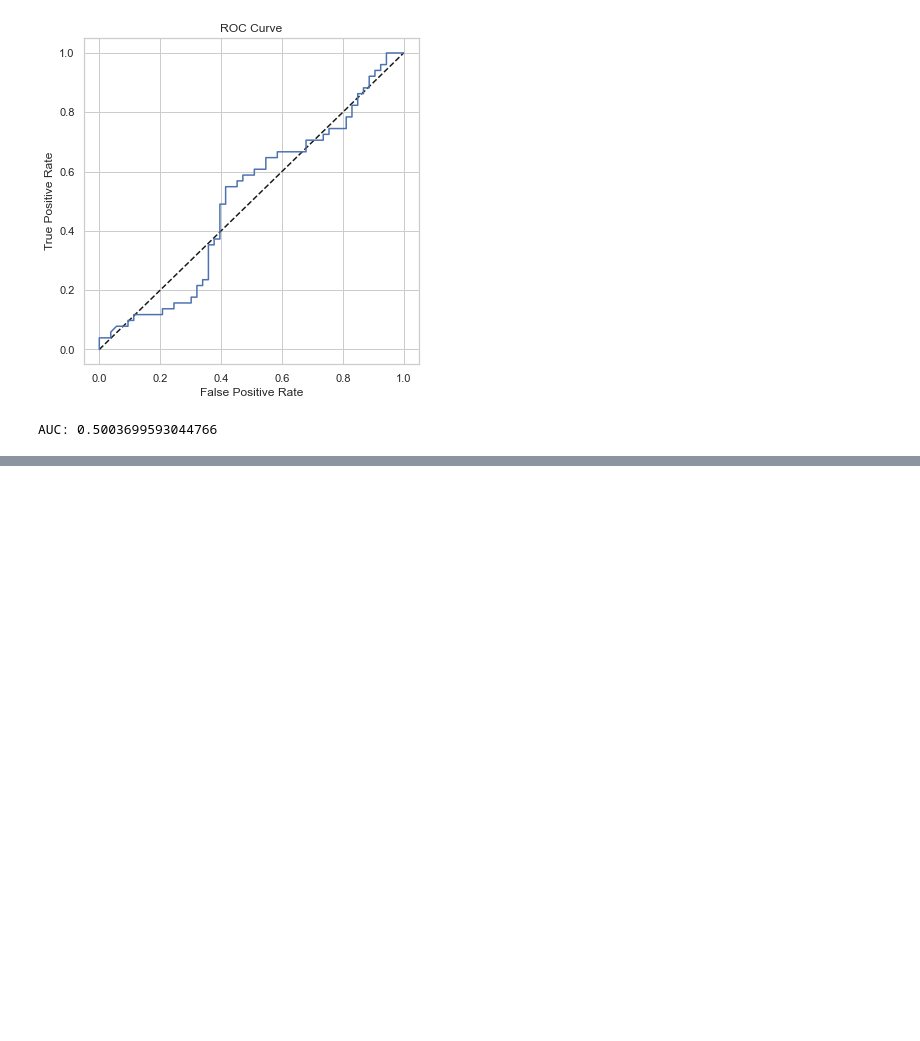
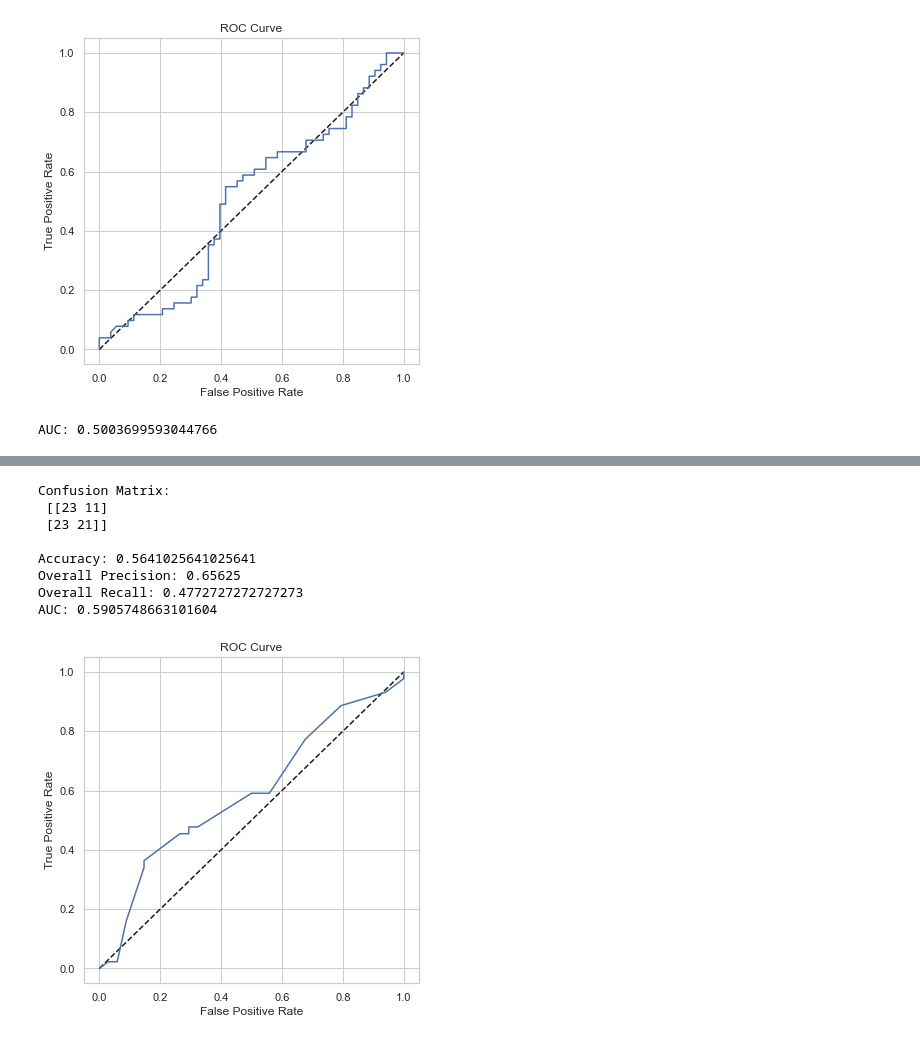
Before and after one commit to sarat9892/Forest_Fire_Damage_Prediction, a Jupyter notebook: firePredict_Classification.ipynb, the cells around one changed output, grey strips where cells are left out. Saved outputs shown, nothing was run; the diff lists cells and outputs as text; code cells hidden in the pictures; blank space fills up the shorter version.

```diff
--- a/firePredict_Classification.ipynb
+++ b/firePredict_Classification.ipynb
@@ -540,0 +706,47 @@ AUC: 0.5003699593044766
+# %%
+reg = 0.01
+
+# Create preprocessing and training pipeline
+pipeline = Pipeline(steps=[('preprocessor', preprocessor),
+                           ('logregressor', BaggingClassifier())])
+
+
+# fit the pipeline to train a logistic regression model on the training set
+model = pipeline.fit(XTrain, (YTrain))
+
+# Get predictions from test data
+predictions = model.predict(XTest)
+y_scores = model.predict_proba(XTest)
+
+# Get evaluation metrics
+cm = confusion_matrix(YTest, predictions)
+print ('Confusion Matrix:\n',cm, '\n')
+print('Accuracy:', accuracy_score(YTest, predictions))
+print("Overall Precision:",precision_score(YTest, predictions))
+print("Overall Recall:",recall_score(YTest, predictions))
+auc = roc_auc_score(YTest,y_scores[:,1])
+print('AUC: ' + str(auc))
+
+# calculate ROC curve
+fpr, tpr, thresholds = roc_curve(YTest, y_scores[:,1])
+
+# plot ROC curve
+fig = plt.figure(figsize=(6, 6))
+# Plot the diagonal 50% line
+plt.plot([0, 1], [0, 1], 'k--')
+# Plot the FPR and TPR achieved by our model
+plt.plot(fpr, tpr)
+plt.xlabel('False Positive Rate')
+plt.ylabel('True Positive Rate')
+plt.title('ROC Curve')
+plt.show()
+# %% [output]
+Confusion Matrix:
+ [[23 11]
+ [23 21]]
+
+Accuracy: 0.5641025641025641
+Overall Precision: 0.65625
+Overall Recall: 0.4772727272727273
+AUC: 0.5905748663101604
+[figure, added]
```
Also changed, not shown: parts of 10 cells of this notebook, 1 other file.
